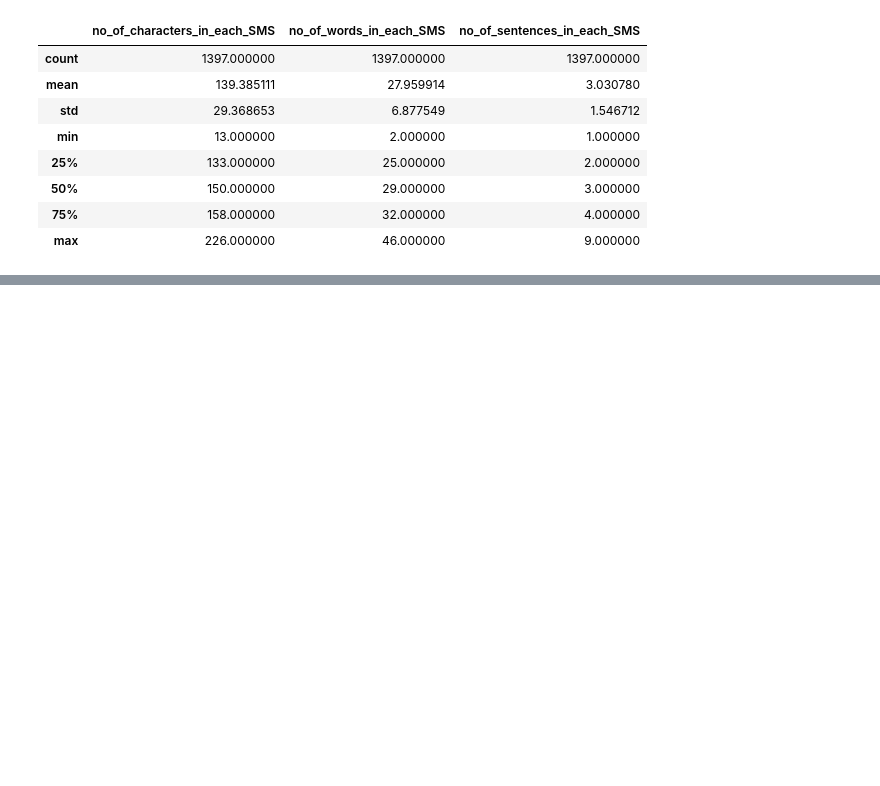
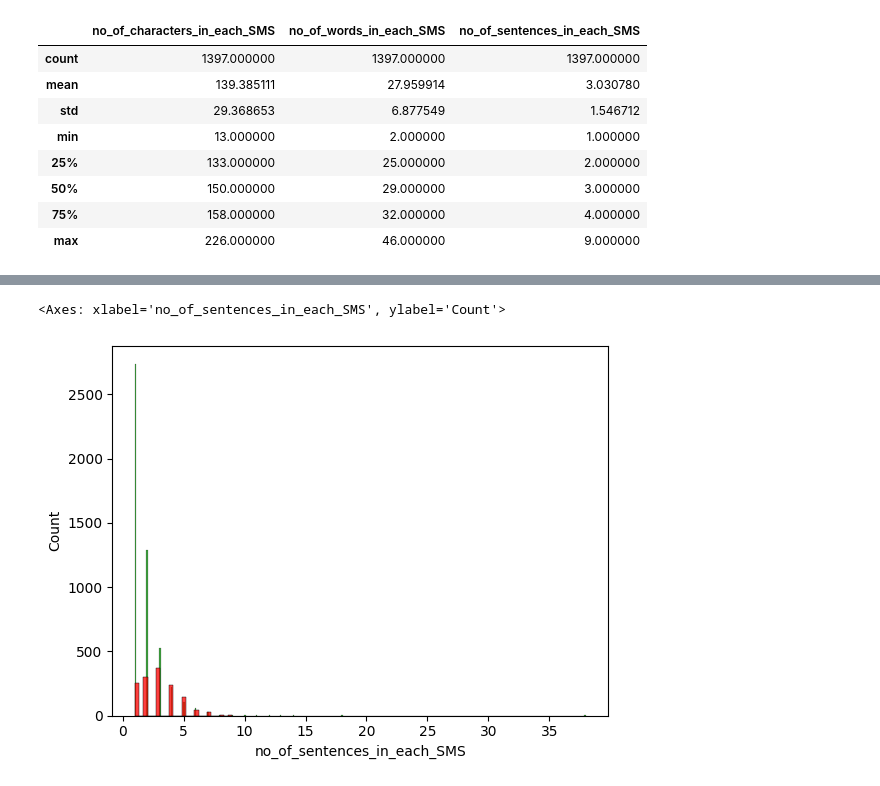
Before and after one commit to gautamsudip/email-sms_spam_detection, a Jupyter notebook: email_sms_spam_detection.ipynb, the cells around one changed output, grey strips where cells are left out. Saved outputs shown, nothing was run; the diff lists cells and outputs as text; code cells hidden in the pictures; blank space fills up the shorter version.

```diff
--- a/email_sms_spam_detection.ipynb
+++ b/email_sms_spam_detection.ipynb
@@ -284,0 +301,7 @@ sms_dataframe[sms_dataframe['Spam Or Ham'] == 1 ] [['no_of_characters_in_each_SM
+# %%
+# histogram between Spam and Ham according to no of sentences in each sms
+sns.histplot(sms_dataframe[sms_dataframe['Spam Or Ham'] == 0 ]['no_of_sentences_in_each_SMS'].head(5000),color='green')
+sns.histplot(sms_dataframe[sms_dataframe['Spam Or Ham'] == 1 ]['no_of_sentences_in_each_SMS'].head(5000),color='red')
+# %% [output]
+<Axes: xlabel='no_of_sentences_in_each_SMS', ylabel='Count'>
+[figure, added]
```
Also changed, not shown: parts of 22 cells of this notebook.
